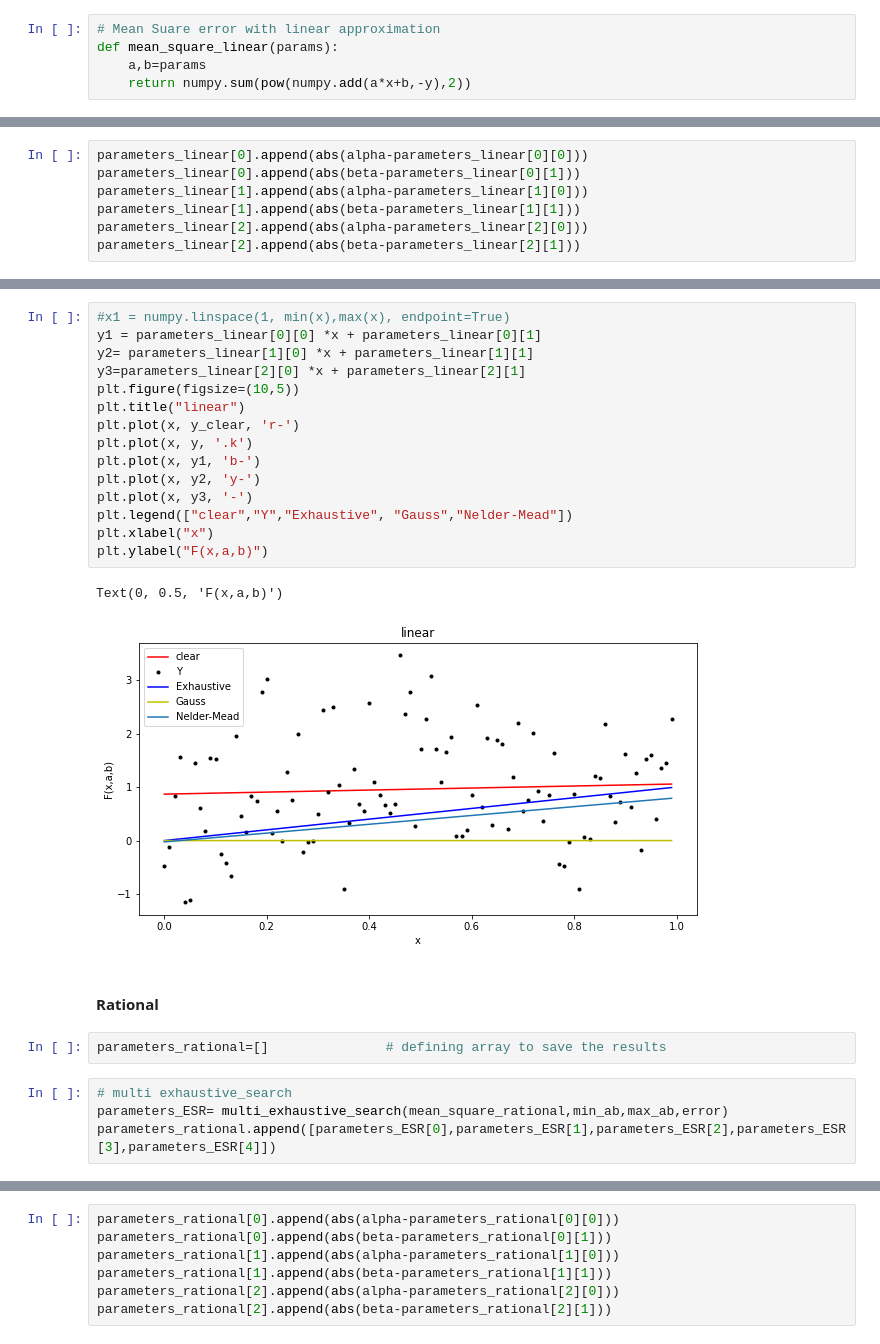
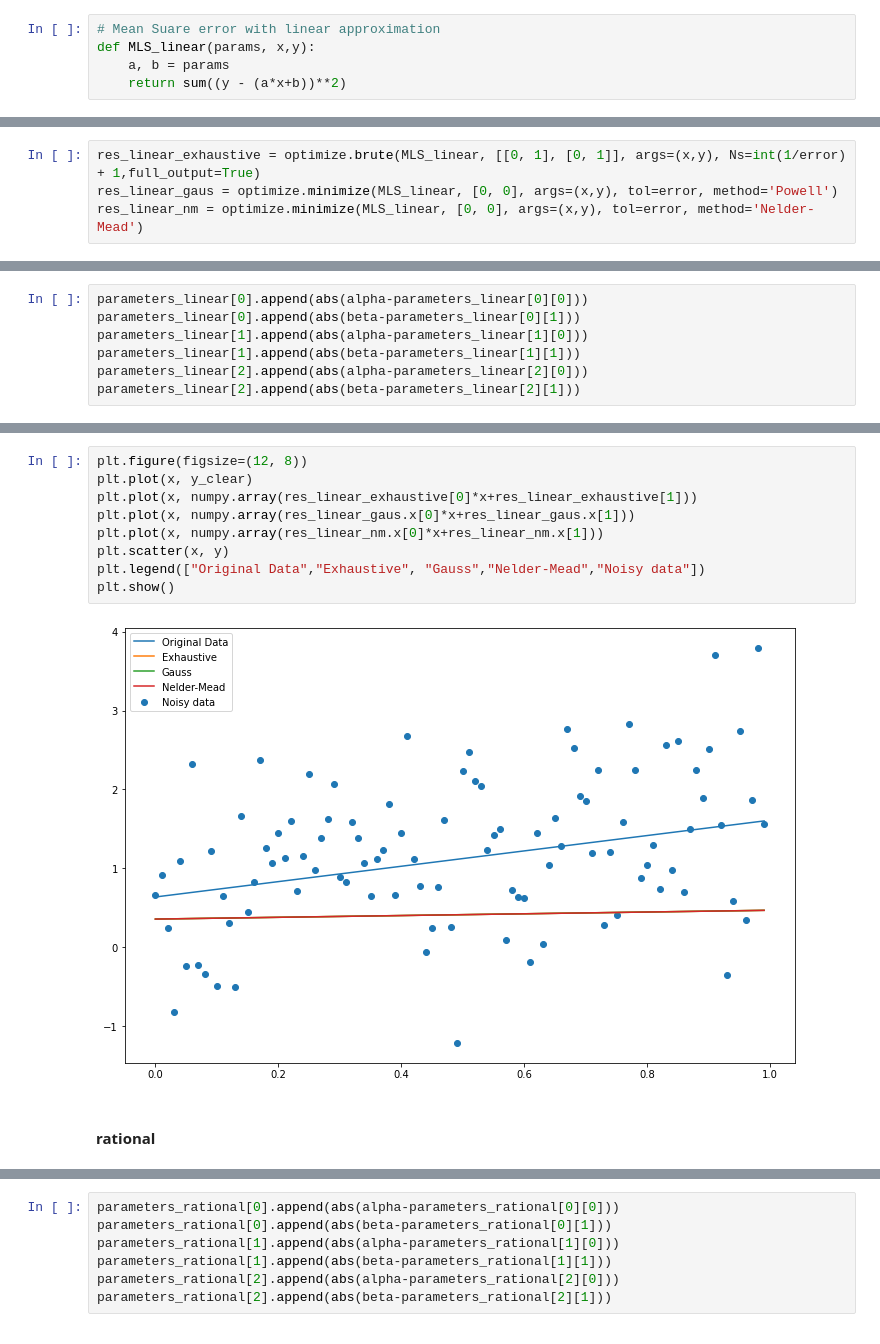
Before and after one commit to Nemat-Allah-Aloush/Algo_Tasks, a Jupyter notebook: Task 02.ipynb, the cells around one changed output, grey strips where cells are left out. Drawn from its saved outputs; the diff is of its cells as text.

```diff
--- a/Task 02.ipynb
+++ b/Task 02.ipynb
@@ -270,8 +192,8 @@ def coordinateGauss (fun,a,b,x_1,x_2,error,num_iter,num_fun):
 ### Defining Mean Suquare Error for each approximation
 # %%
 # Mean Suare error with linear approximation
-def mean_square_linear(params):
-    a,b=params
-    return numpy.sum(pow(numpy.add(a*x+b,-y),2))
+def MLS_linear(params, x,y):
+    a, b = params
+    return sum((y - (a*x+b))**2)
 # %%
 # Mean Suare error with rational approximation
@@ -305,0 +209,4 @@ Optimization terminated successfully.
+# %%
+res_linear_exhaustive = optimize.brute(MLS_linear, [[0, 1], [0, 1]], args=(x,y), Ns=int(1/error) + 1,full_output=True)
+res_linear_gaus = optimize.minimize(MLS_linear, [0, 0], args=(x,y), tol=error, method='Powell')
+res_linear_nm = optimize.minimize(MLS_linear, [0, 0], args=(x,y), tol=error, method='Nelder-Mead')
@@ -323,26 +234,13 @@ Nelder-Mead   0.823398    -0.0243091       97.8786                 54
-# %%
-#x1 = numpy.linspace(1, min(x),max(x), endpoint=True)
-y1 = parameters_linear[0][0] *x + parameters_linear[0][1]
-y2= parameters_linear[1][0] *x + parameters_linear[1][1]
-y3=parameters_linear[2][0] *x + parameters_linear[2][1]
-plt.figure(figsize=(10,5))
-plt.title("linear")
-plt.plot(x, y_clear, 'r-')
-plt.plot(x, y, '.k')
-plt.plot(x, y1, 'b-')
-plt.plot(x, y2, 'y-')
-plt.plot(x, y3, '-')
-plt.legend(["clear","Y","Exhaustive", "Gauss","Nelder-Mead"])
-plt.xlabel("x")
-plt.ylabel("F(x,a,b)")
-# %% [output]
-Text(0, 0.5, 'F(x,a,b)')
-[figure, removed]
+# %%
+plt.figure(figsize=(12, 8))
+plt.plot(x, y_clear)
+plt.plot(x, numpy.array(res_linear_exhaustive[0]*x+res_linear_exhaustive[1]))
+plt.plot(x, numpy.array(res_linear_gaus.x[0]*x+res_linear_gaus.x[1]))
+plt.plot(x, numpy.array(res_linear_nm.x[0]*x+res_linear_nm.x[1]))
+plt.scatter(x, y)
+plt.legend(["Original Data","Exhaustive", "Gauss","Nelder-Mead","Noisy data"])
+plt.show()
+# %% [output]
+[figure, added]
 # %% [markdown]
-#### Rational
+#### rational
-# %%
-parameters_rational=[]               # defining array to save the results
-# %%
-# multi exhaustive_search
-parameters_ESR= multi_exhaustive_search(mean_square_rational,min_ab,max_ab,error)
-parameters_rational.append([parameters_ESR[0],parameters_ESR[1],parameters_ESR[2],parameters_ESR[3],parameters_ESR[4]])
```
Also changed, not shown: parts of 24 cells of this notebook.
